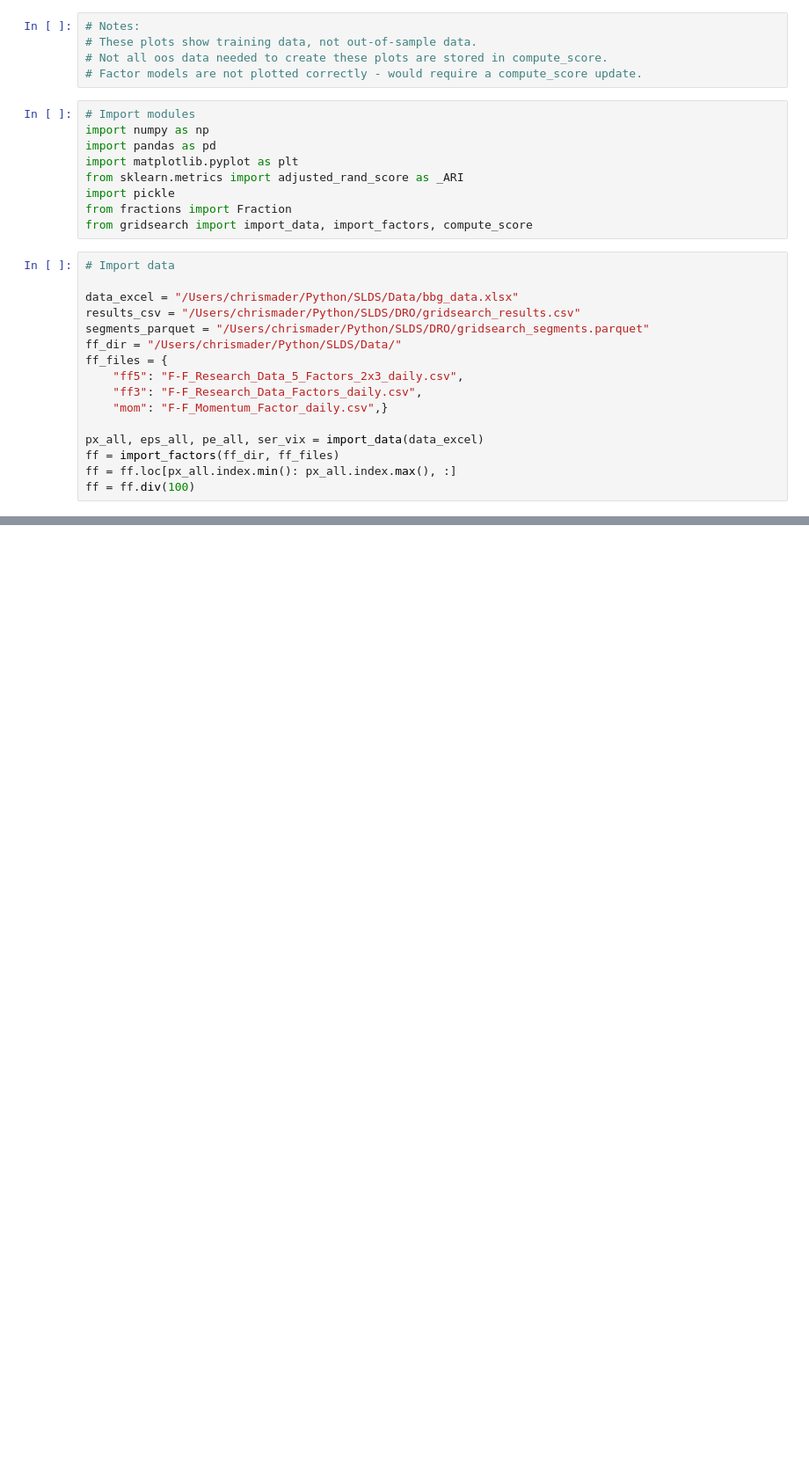
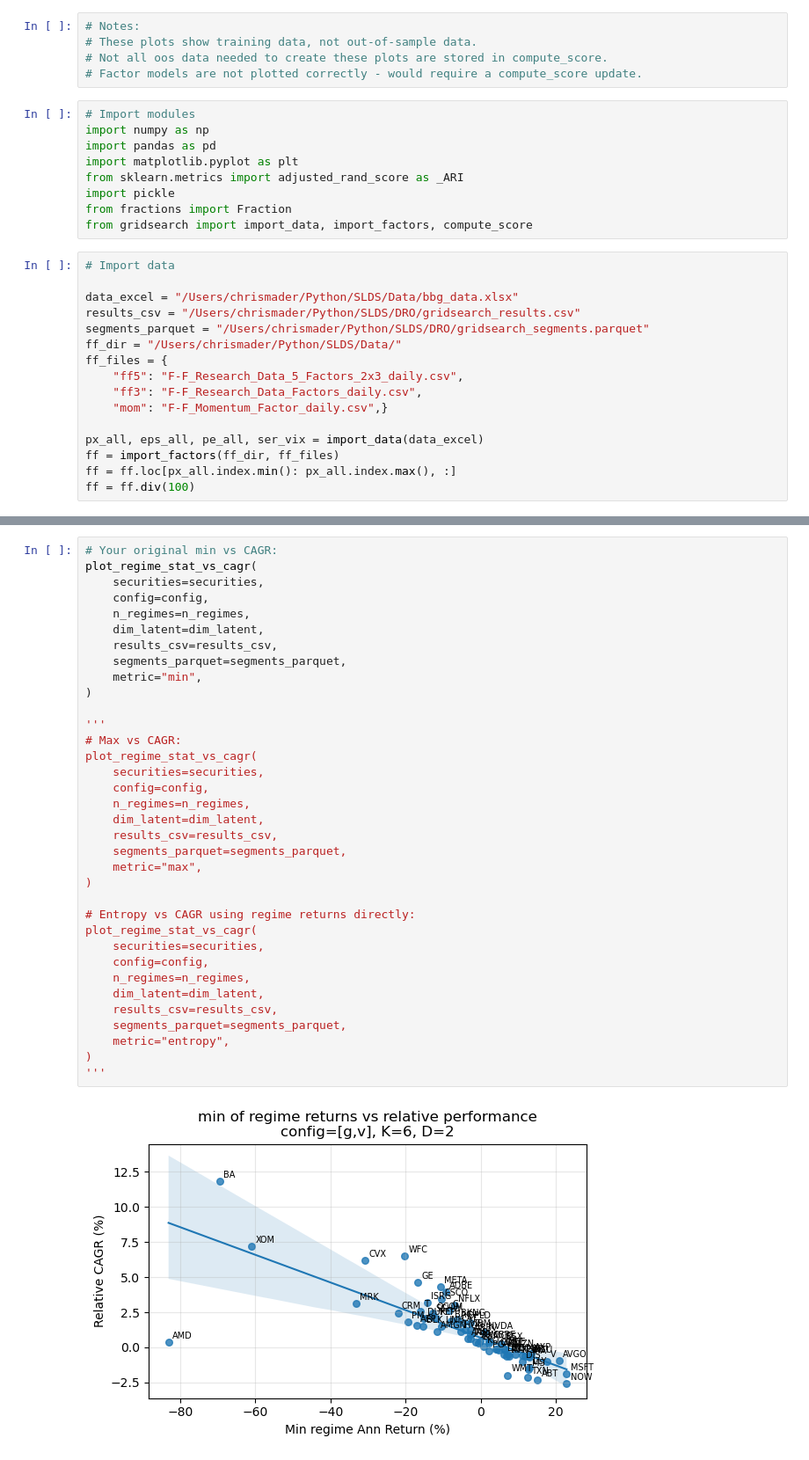
Before and after one commit to chrismader1/SLDS, a Jupyter notebook: rSLDS_analysis_plot.ipynb, the cells around one changed output, grey strips where cells are left out. Shown at 88% size. Drawn from its saved outputs; the diff is of its cells as text; blank space fills up the shorter version.

```diff
--- a/rSLDS_analysis_plot.ipynb
+++ b/rSLDS_analysis_plot.ipynb
@@ -705,0 +1471,37 @@ _ = run_pipeline(
+# %%
+# Your original min vs CAGR:
+plot_regime_stat_vs_cagr(
+    securities=securities,
+    config=config,
+    n_regimes=n_regimes,
+    dim_latent=dim_latent,
+    results_csv=results_csv,
+    segments_parquet=segments_parquet,
+    metric="min",
+)
+
+'''
+# Max vs CAGR:
+plot_regime_stat_vs_cagr(
+    securities=securities,
+    config=config,
+    n_regimes=n_regimes,
+    dim_latent=dim_latent,
+    results_csv=results_csv,
+    segments_parquet=segments_parquet,
+    metric="max",
+)
+
+# Entropy vs CAGR using regime returns directly:
+plot_regime_stat_vs_cagr(
+    securities=securities,
+    config=config,
+    n_regimes=n_regimes,
+    dim_latent=dim_latent,
+    results_csv=results_csv,
+    segments_parquet=segments_parquet,
+    metric="entropy",
+)
+'''
+# %% [output]
+[figure, added]
```
Also changed, not shown: parts of 15 cells of this notebook, 3 other files.
